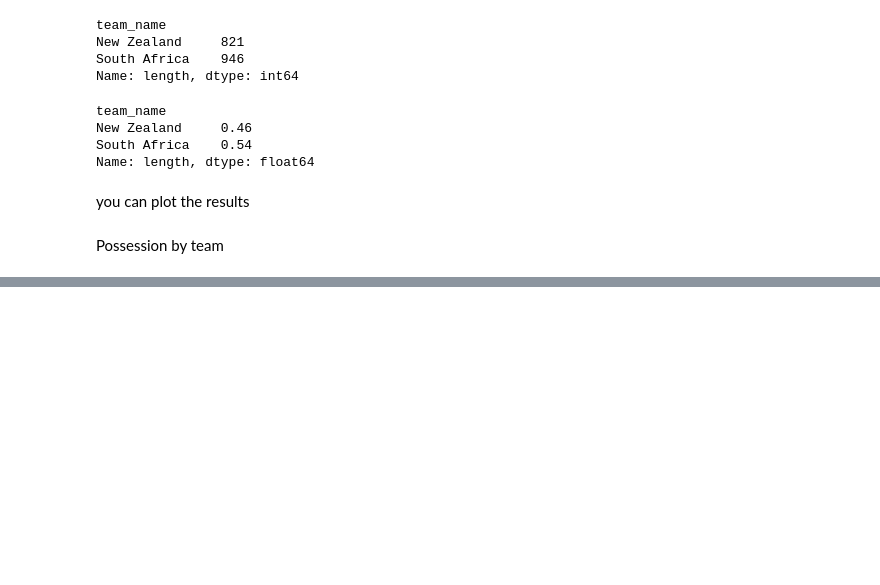
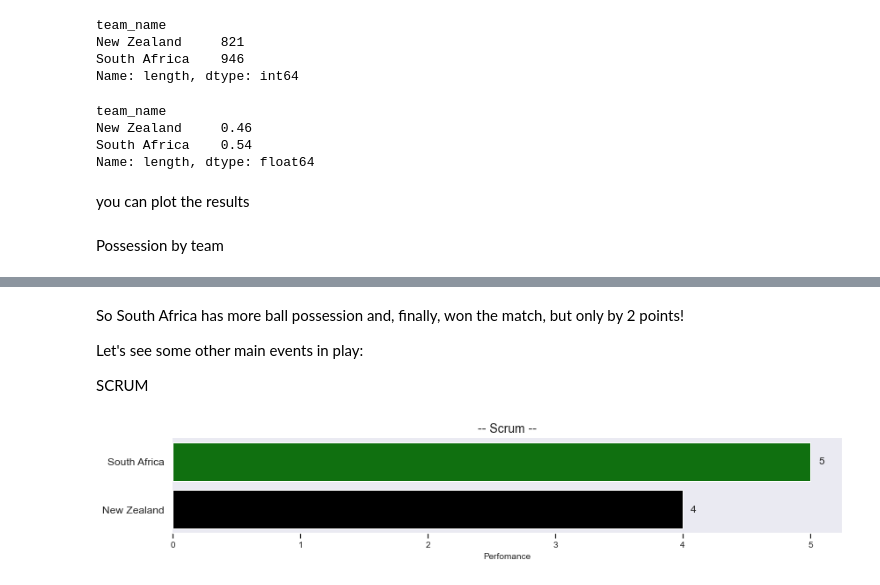
Before and after one commit to ToniBaixa/ITAcademy_Data_Science, a Jupyter notebook: Sprint11/Video_Opta_analysis.ipynb, the cells around one changed output, grey strips where cells are left out. Saved outputs shown, nothing was run; the diff lists cells and outputs as text; code cells hidden in the pictures; blank space fills up the shorter version.

```diff
--- a/Sprint11/Video_Opta_analysis.ipynb
+++ b/Sprint11/Video_Opta_analysis.ipynb
@@ -373,0 +387,14 @@ plt.show()
+# %% [markdown]
+So South Africa has more ball possession and, finally, won the match, but only by 2 points!
+
+Let's see some other main events in play:
+
+
+SCRUM
+# %%
+y_pos = df.timeline.groupby('team_name').sum()['scrum']
+performance = y_pos #[54,46]
+plot_hor_bar(1, teams, performance, '-- Scrum --', 20, '')
+plt.show()
+# %% [output]
+[figure, added]
```
Also changed, not shown: parts of 50 cells of this notebook.
